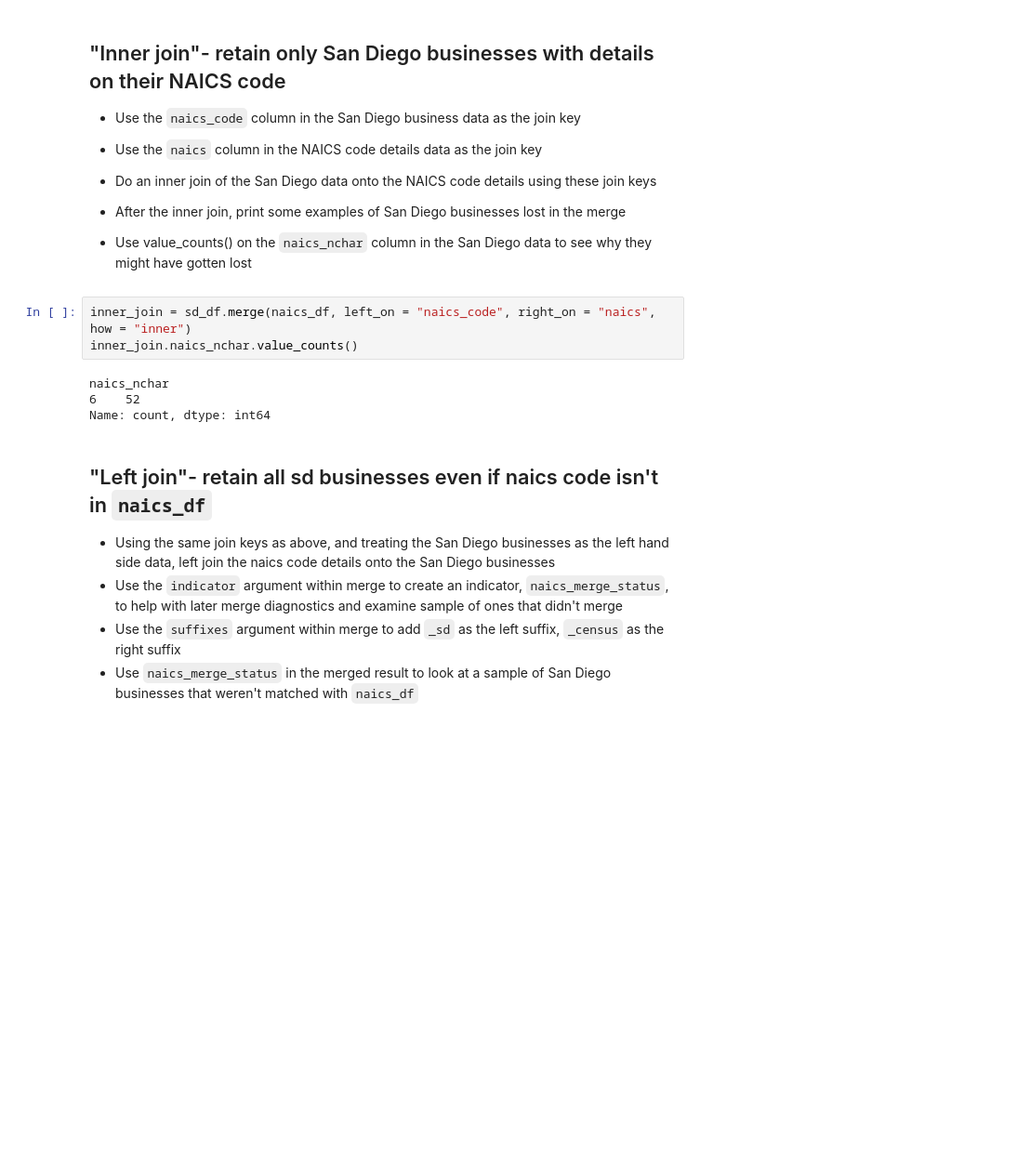
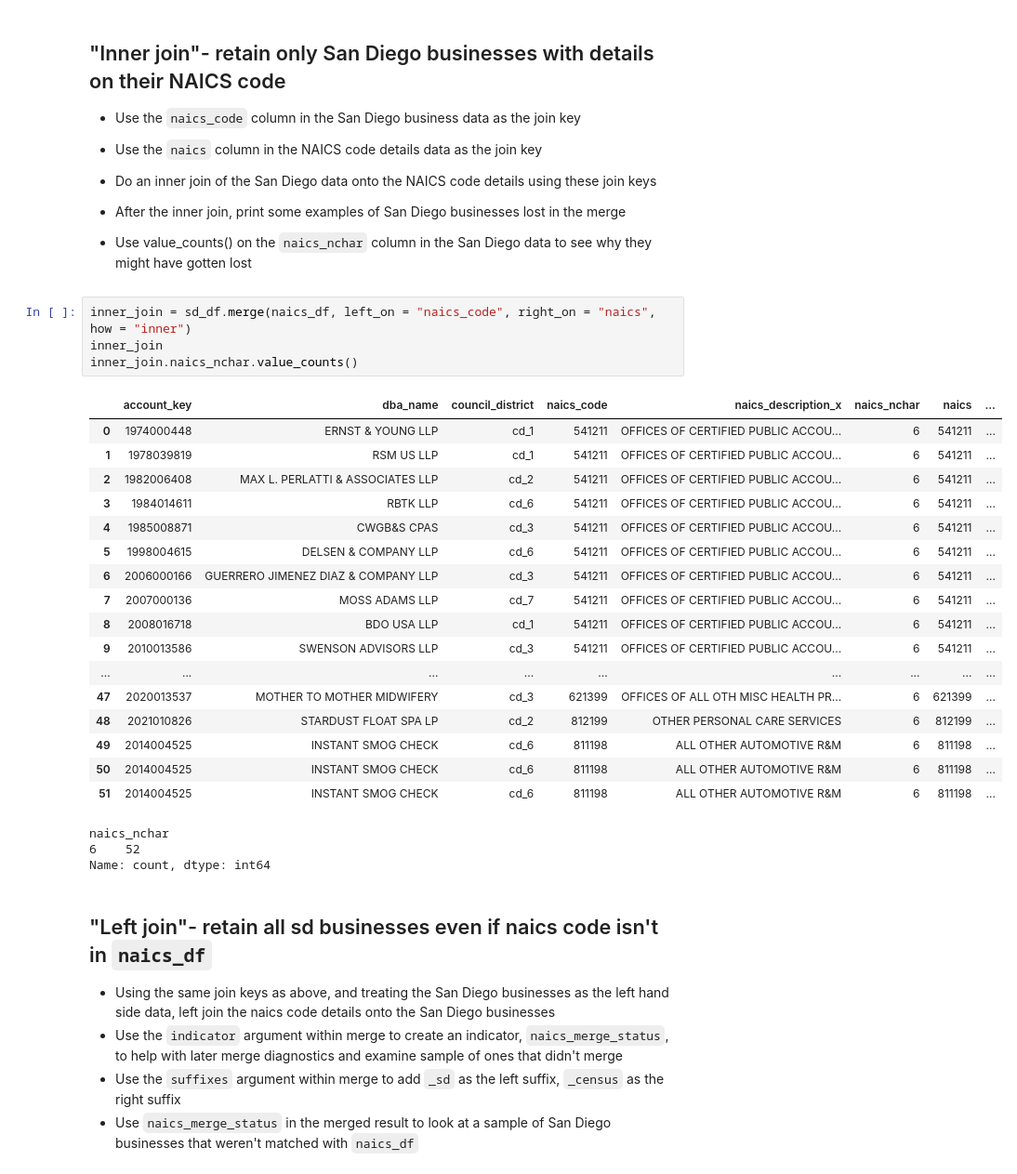
Before and after one commit to katinachristensen/QSS20_S24, a Jupyter notebook: christensen_work/03_merging_exact_class.ipynb, the cells around one changed output. Shown at 93% size. Saved outputs shown, nothing was run; the diff lists cells and outputs as text; blank space fills up the shorter version.

```diff
--- a/christensen_work/03_merging_exact_class.ipynb
+++ b/christensen_work/03_merging_exact_class.ipynb
@@ -64,8 +64,26 @@ dtype: object
 - Use value_counts() on the `naics_nchar` column in the San Diego data to see why they might have gotten lost
 # %%
 inner_join = sd_df.merge(naics_df, left_on = "naics_code", right_on = "naics", how = "inner")
+inner_join
 inner_join.naics_nchar.value_counts()
 # %% [output]
+|  | account_key | dba_name | council_district | naics_code | naics_description_x | naics_nchar | naics | ... |
+| 0 | 1974000448 | ERNST & YOUNG LLP | cd_1 | 541211 | OFFICES OF CERTIFIED PUBLIC ACCOU... | 6 | 541211 | ... |
+| 1 | 1978039819 | RSM US LLP | cd_1 | 541211 | OFFICES OF CERTIFIED PUBLIC ACCOU... | 6 | 541211 | ... |
+| 2 | 1982006408 | MAX L. PERLATTI & ASSOCIATES LLP | cd_2 | 541211 | OFFICES OF CERTIFIED PUBLIC ACCOU... | 6 | 541211 | ... |
+| 3 | 1984014611 | RBTK LLP | cd_6 | 541211 | OFFICES OF CERTIFIED PUBLIC ACCOU... | 6 | 541211 | ... |
+| 4 | 1985008871 | CWGB&S CPAS | cd_3 | 541211 | OFFICES OF CERTIFIED PUBLIC ACCOU... | 6 | 541211 | ... |
+| 5 | 1998004615 | DELSEN & COMPANY LLP | cd_6 | 541211 | OFFICES OF CERTIFIED PUBLIC ACCOU... | 6 | 541211 | ... |
+| 6 | 2006000166 | GUERRERO JIMENEZ DIAZ & COMPANY LLP | cd_3 | 541211 | OFFICES OF CERTIFIED PUBLIC ACCOU... | 6 | 541211 | ... |
+| 7 | 2007000136 | MOSS ADAMS LLP | cd_7 | 541211 | OFFICES OF CERTIFIED PUBLIC ACCOU... | 6 | 541211 | ... |
+| 8 | 2008016718 | BDO USA LLP | cd_1 | 541211 | OFFICES OF CERTIFIED PUBLIC ACCOU... | 6 | 541211 | ... |
+| 9 | 2010013586 | SWENSON ADVISORS LLP | cd_3 | 541211 | OFFICES OF CERTIFIED PUBLIC ACCOU... | 6 | 541211 | ... |
+| ... | ... | ... | ... | ... | ... | ... | ... | ... |
+| 47 | 2020013537 | MOTHER TO MOTHER MIDWIFERY | cd_3 | 621399 | OFFICES OF ALL OTH MISC HEALTH PR... | 6 | 621399 | ... |
+| 48 | 2021010826 | STARDUST FLOAT SPA LP | cd_2 | 812199 | OTHER PERSONAL CARE SERVICES | 6 | 812199 | ... |
+| 49 | 2014004525 | INSTANT SMOG CHECK | cd_6 | 811198 | ALL OTHER AUTOMOTIVE R&M | 6 | 811198 | ... |
+| 50 | 2014004525 | INSTANT SMOG CHECK | cd_6 | 811198 | ALL OTHER AUTOMOTIVE R&M | 6 | 811198 | ... |
+| 51 | 2014004525 | INSTANT SMOG CHECK | cd_6 | 811198 | ALL OTHER AUTOMOTIVE R&M | 6 | 811198 | ... |
 naics_nchar
 6    52
 Name: count, dtype: int64
```
Also changed, not shown: parts of 3 cells of this notebook.
